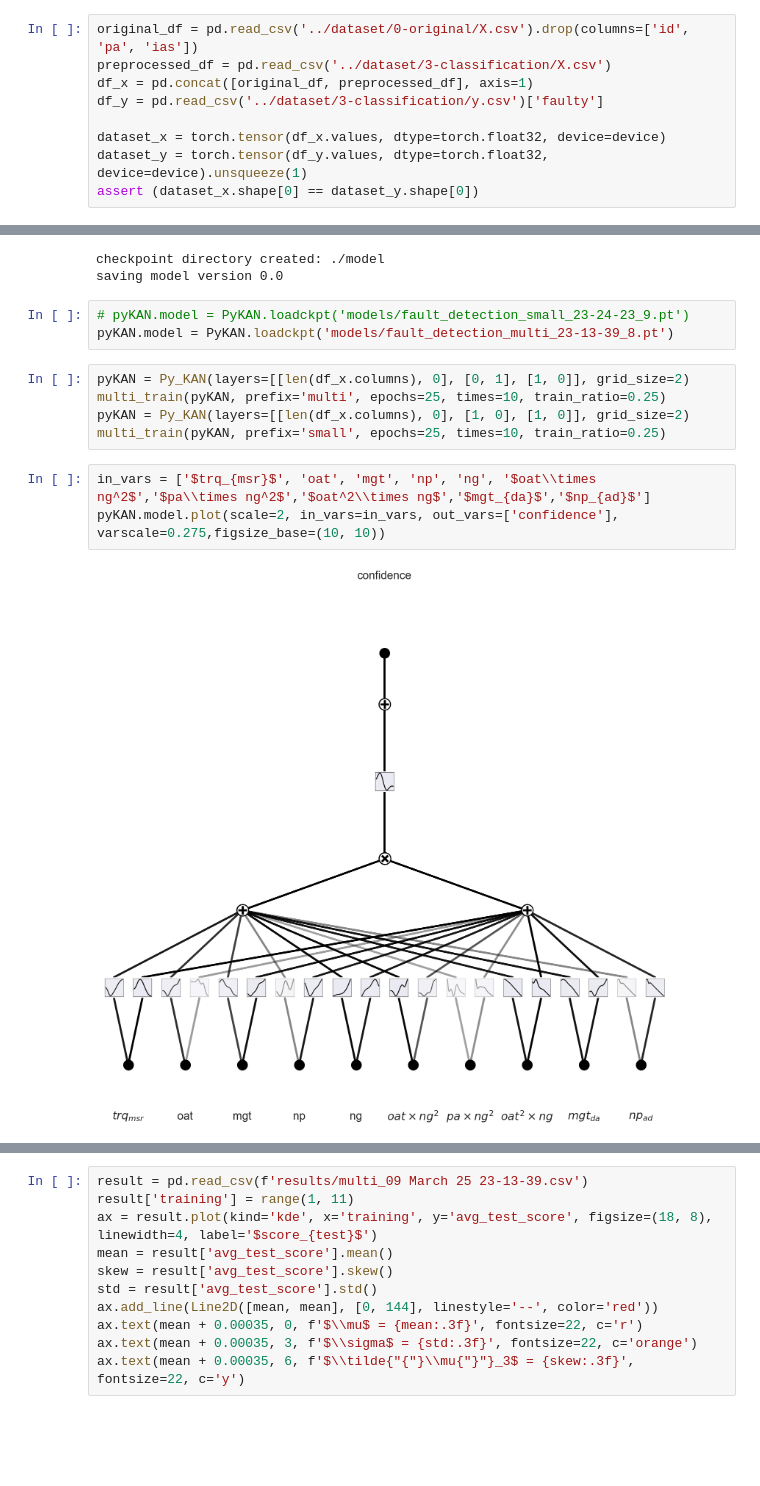
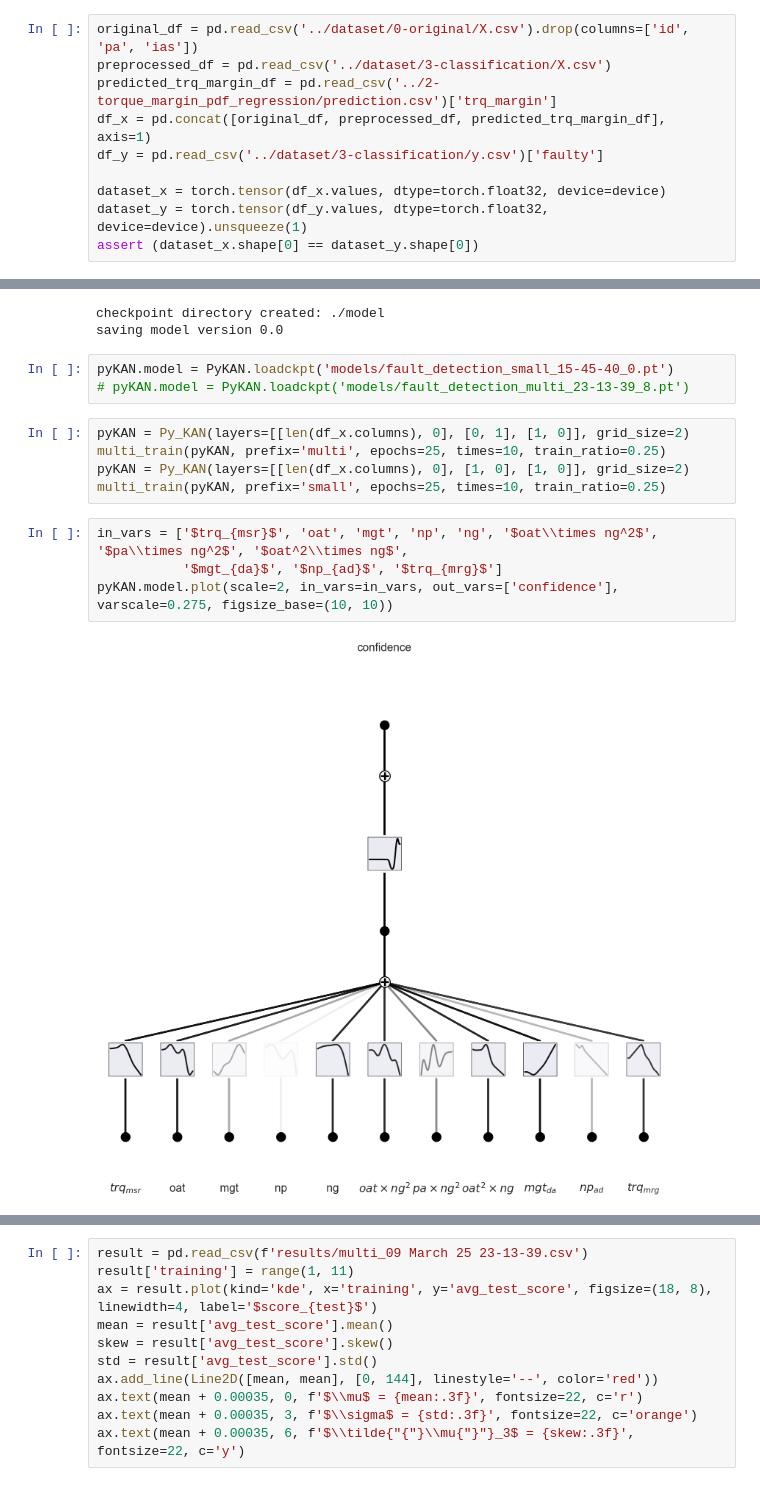
Before and after one commit to MrPio/PHM_North_America_2024_Challenge, a Jupyter notebook: 3-Fault_Detection/3-Fault_Detection.ipynb, the cells around one changed output, grey strips where cells are left out. Drawn from its saved outputs; the diff is of its cells as text; blank space fills up the shorter version.

```diff
--- a/3-Fault_Detection/3-Fault_Detection.ipynb
+++ b/3-Fault_Detection/3-Fault_Detection.ipynb
@@ -27,7 +27,8 @@ In this notebook we'll train a `PyKAN` network to distinguish between *faulty* a
 # %%
 original_df = pd.read_csv('../dataset/0-original/X.csv').drop(columns=['id', 'pa', 'ias'])
 preprocessed_df = pd.read_csv('../dataset/3-classification/X.csv')
-df_x = pd.concat([original_df, preprocessed_df], axis=1)
+predicted_trq_margin_df = pd.read_csv('../2-torque_margin_pdf_regression/prediction.csv')['trq_margin']
+df_x = pd.concat([original_df, preprocessed_df, predicted_trq_margin_df], axis=1)
 df_y = pd.read_csv('../dataset/3-classification/y.csv')['faulty']
 
 dataset_x = torch.tensor(df_x.values, dtype=torch.float32, device=device)
@@ -221,18 +222,19 @@ pyKAN = Py_KAN(layers=[[len(df_x.columns), 0], [1, 0], [1, 0]], grid_size=2)
 checkpoint directory created: ./model
 saving model version 0.0
 # %%
-# pyKAN.model = PyKAN.loadckpt('models/fault_detection_small_23-24-23_9.pt')
-pyKAN.model = PyKAN.loadckpt('models/fault_detection_multi_23-13-39_8.pt')
+pyKAN.model = PyKAN.loadckpt('models/fault_detection_small_15-45-40_0.pt')
+# pyKAN.model = PyKAN.loadckpt('models/fault_detection_multi_23-13-39_8.pt')
 # %%
 pyKAN = Py_KAN(layers=[[len(df_x.columns), 0], [0, 1], [1, 0]], grid_size=2)
 multi_train(pyKAN, prefix='multi', epochs=25, times=10, train_ratio=0.25)
 pyKAN = Py_KAN(layers=[[len(df_x.columns), 0], [1, 0], [1, 0]], grid_size=2)
 multi_train(pyKAN, prefix='small', epochs=25, times=10, train_ratio=0.25)
 # %%
-in_vars = ['$trq_{msr}$', 'oat', 'mgt', 'np', 'ng', '$oat\\times ng^2$','$pa\\times ng^2$','$oat^2\\times ng$','$mgt_{da}$','$np_{ad}$']
-pyKAN.model.plot(scale=2, in_vars=in_vars, out_vars=['confidence'], varscale=0.275,figsize_base=(10, 10))
+in_vars = ['$trq_{msr}$', 'oat', 'mgt', 'np', 'ng', '$oat\\times ng^2$', '$pa\\times ng^2$', '$oat^2\\times ng$',
+           '$mgt_{da}$', '$np_{ad}$', '$trq_{mrg}$']
+pyKAN.model.plot(scale=2, in_vars=in_vars, out_vars=['confidence'], varscale=0.275, figsize_base=(10, 10))
 # %% [output]
-[figure, old version]
+[figure, new version]
 # %%
 trainset, validset, testset = split_dataset(train_ratio=0.01, max=1)
 test(pyKAN, testset)
```
Also changed, not shown: parts of 3 cells of this notebook, 19 other files.
